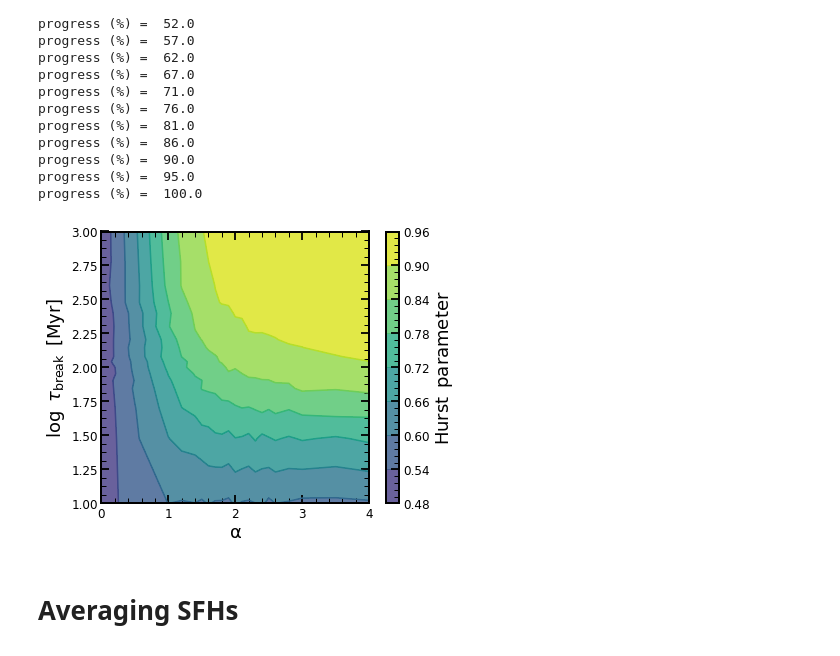
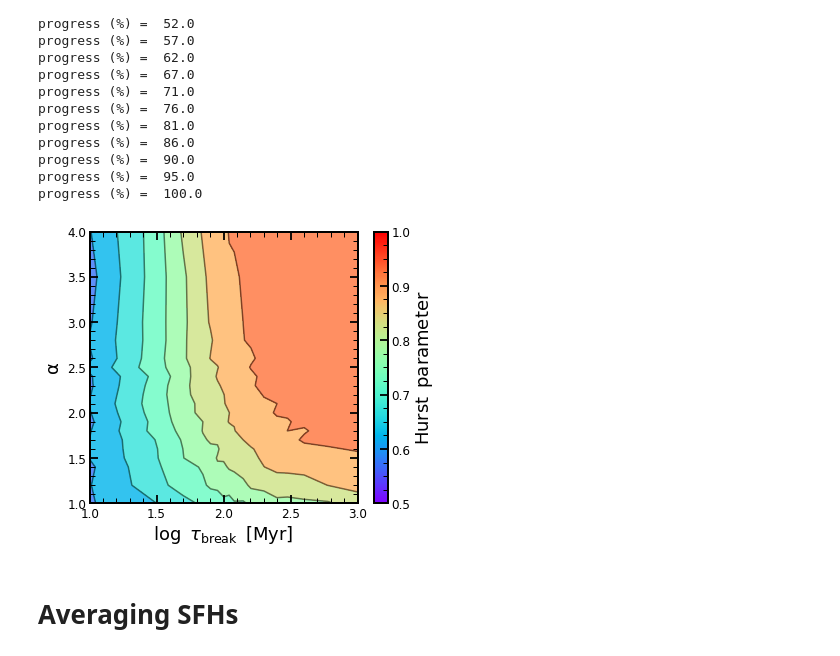
Before and after one commit to stacchella/variability_SFHs, a Jupyter notebook: notebooks/PSD_Analysis.ipynb, the cells around one changed output. Saved outputs shown, nothing was run; the diff lists cells and outputs as text; code cells hidden in the pictures.

Commit message:
updated figures

```diff
--- a/notebooks/PSD_Analysis.ipynb
+++ b/notebooks/PSD_Analysis.ipynb
@@ -404,21 +408,27 @@ progress (%) =  100.0
 # %%
 # plot power spectrum density
 
+vmin, vmax = 0.5, 1.0
+cmap_in = plt.cm.rainbow
+
 fig, ax = plt.subplots(nrows=1, ncols=1, figsize=(6.0, 5.0))
 
-X, Y = np.meshgrid(list_of_slopes, np.log10(list_of_tau))
-CS1 = ax.contour(X, Y, Hurst_matrix.T, alpha=1, vmin=0.42, vmax=0.96)
-CS2 = ax.contourf(X, Y, Hurst_matrix.T, alpha=0.8, vmin=0.42, vmax=0.96)
+X, Y = np.meshgrid(np.log10(list_of_tau), list_of_slopes[2:])
+ax.contourf(X, Y, Hurst_matrix[2:, :], alpha=0.8, vmin=vmin, vmax=vmax, cmap=cmap_in)
+ax.contour(X, Y, Hurst_matrix[2:, :], alpha=0.5, colors='k')
 
-CBI = plt.colorbar(CS2)
+m = plt.cm.ScalarMappable(cmap=cmap_in)
+m.set_array(Hurst_matrix)
+m.set_clim(vmin, vmax)
+CBI = plt.colorbar(m, ticks=[0.5,0.6,0.7,0.8,0.9,1.0])
 CBI.set_label(r'$\mathrm{Hurst}\/\/\/\mathrm{parameter}$', fontsize=18)
 
-ax.set_xlabel(r'$\mathrm{\alpha}$', fontsize=18)
-ax.set_ylabel(r'$\log\/\/\/\tau_{\rm break}\/\/\/[\mathrm{Myr}]$', fontsize=18)
+ax.set_xlabel(r'$\log\/\/\/\tau_{\rm break}\/\/\/[\mathrm{Myr}]$', fontsize=18)
+ax.set_ylabel(r'$\mathrm{\alpha}$', fontsize=18)
 plt.savefig(path_figures + 'Hurst_Parameter.pdf', bbox_inches='tight')
 plt.show()
 # %% [output]
-[figure, old version]
+[figure, new version]
 # %% [markdown]
 # Averaging SFHs
 # %%
```
Also changed, not shown: parts of 12 cells of this notebook, 5 other files.
